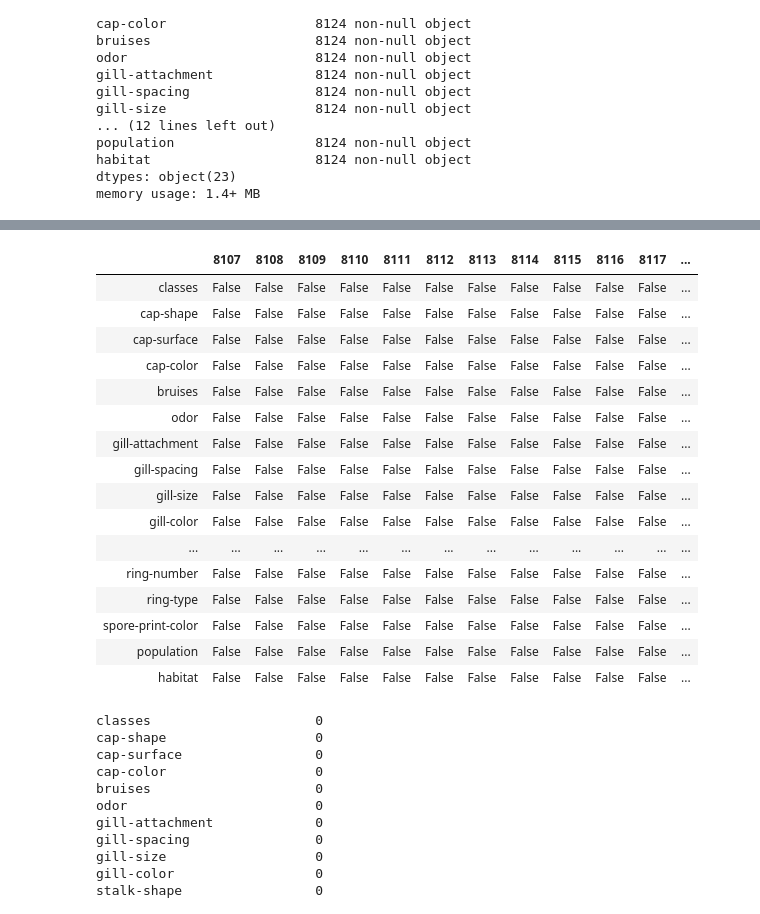
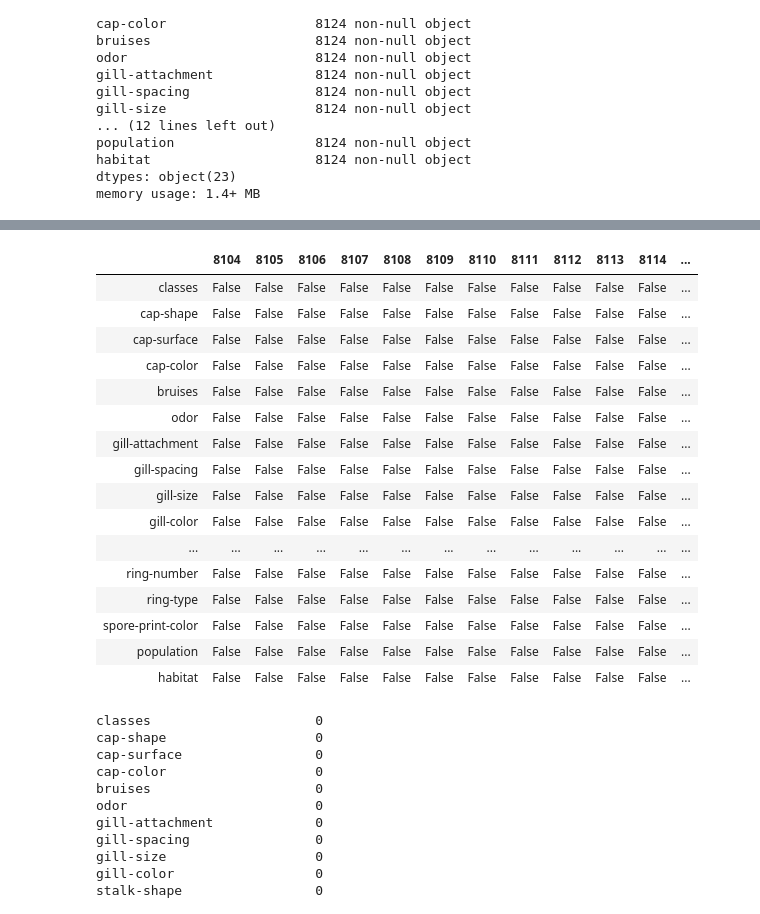
Before and after one commit to codeART96/DECISION-TREES, a Jupyter notebook: Untitled.ipynb, the cells around one changed output, grey strips where cells are left out. Saved outputs shown, nothing was run; the diff lists cells and outputs as text; code cells hidden in the pictures.

```diff
--- a/Untitled.ipynb
+++ b/Untitled.ipynb
@@ -94,8 +70,8 @@ shrooms.describe().T
 # %%
 # Inspect missing values in the dataset
-shrooms.isna().tail(17).T
+shrooms.isna().tail(20).T
 # %% [output]
-|  | 8107 | 8108 | 8109 | 8110 | 8111 | 8112 | 8113 | 8114 | 8115 | 8116 | 8117 | ... |
+|  | 8104 | 8105 | 8106 | 8107 | 8108 | 8109 | 8110 | 8111 | 8112 | 8113 | 8114 | ... |
 | classes | False | False | False | False | False | False | False | False | False | False | False | ... |
 | cap-shape | False | False | False | False | False | False | False | False | False | False | False | ... |
 | cap-surface | False | False | False | False | False | False | False | False | False | False | False | ... |
```
Also changed, not shown: parts of 12 cells of this notebook.
